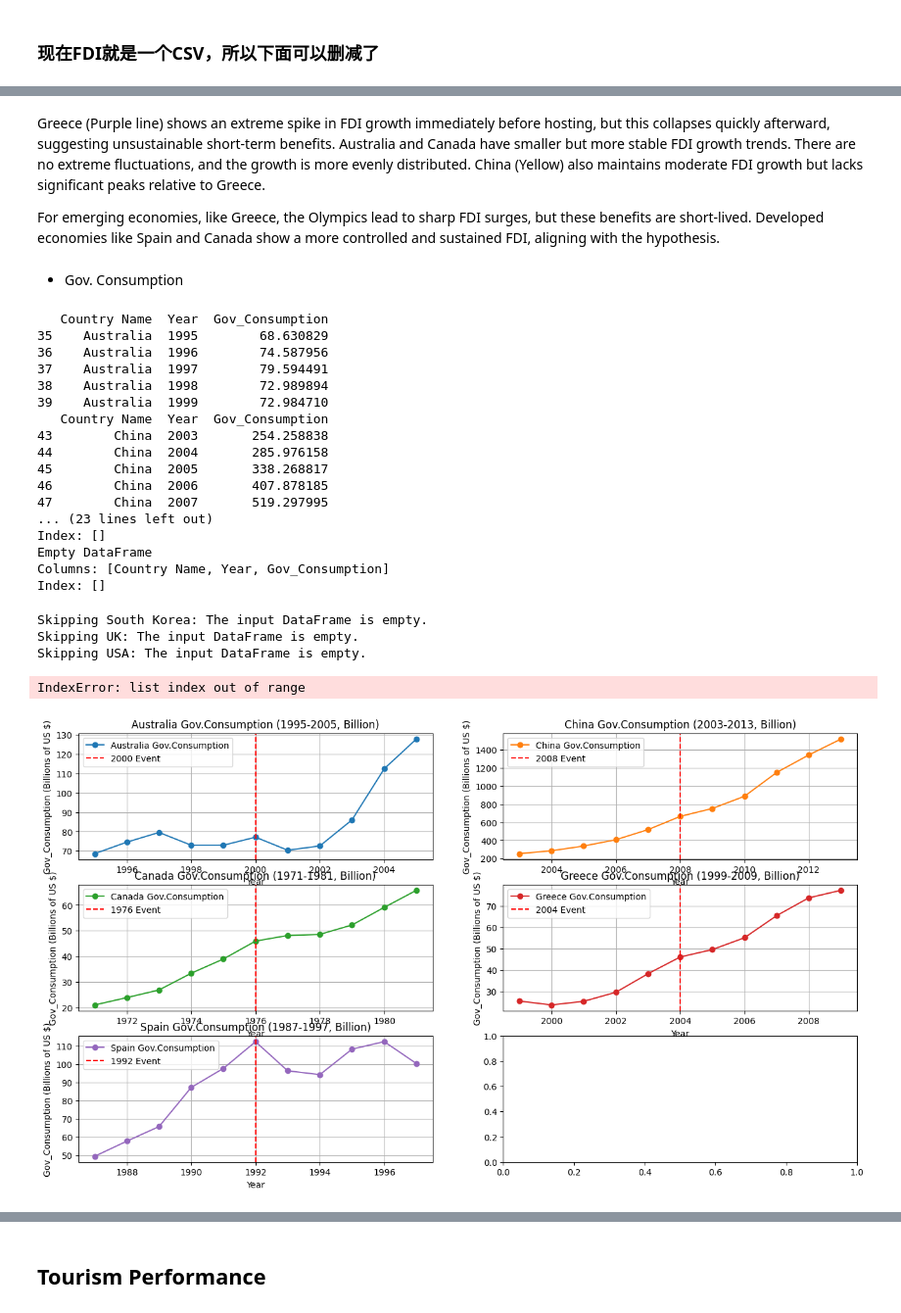
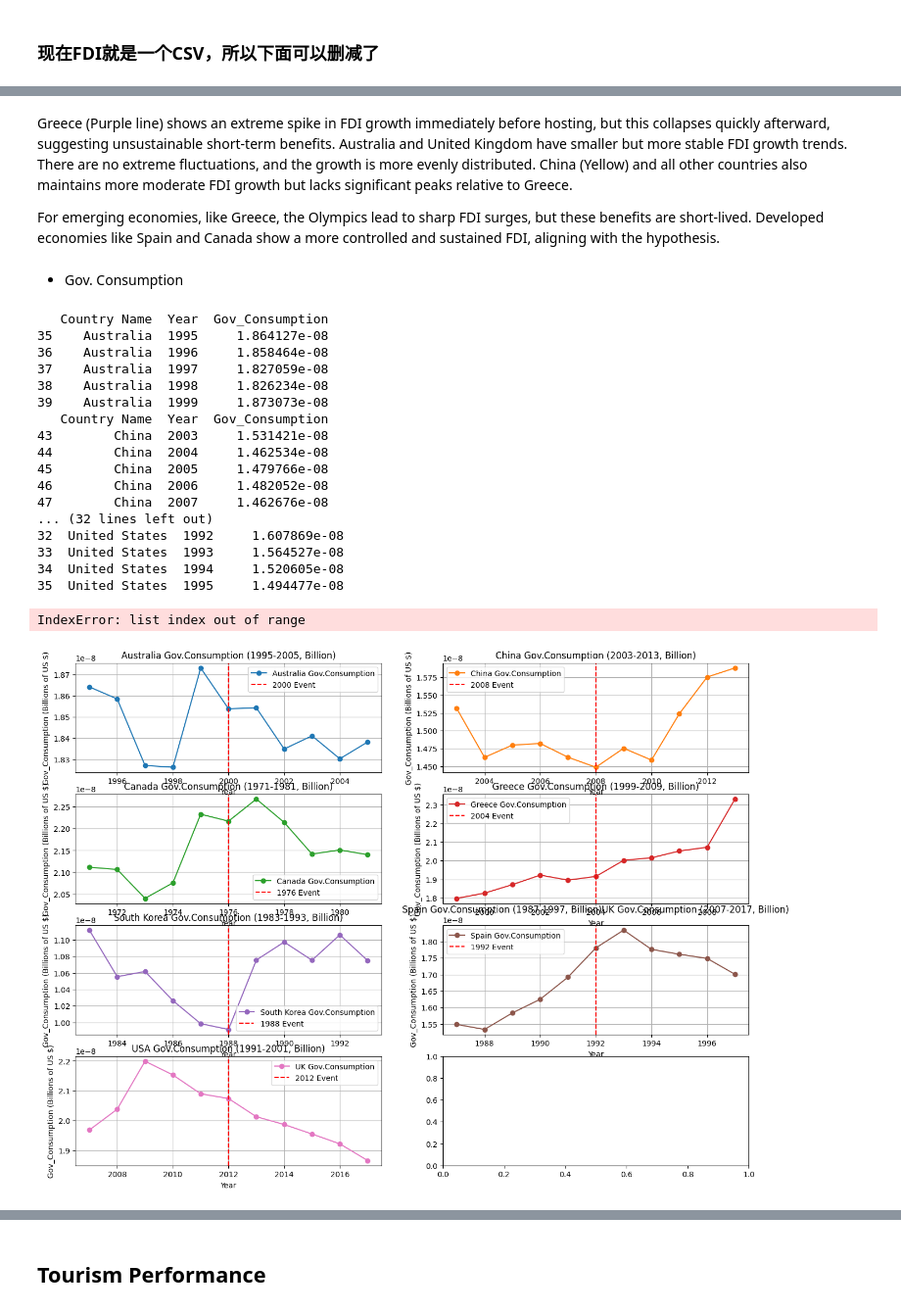
Before and after one commit to Ray-Gizzy/2024Fall_projects, a Jupyter notebook: Visualization.ipynb, the cells around one changed output, grey strips where cells are left out. Shown at 98% size. Drawn from its saved outputs; the diff is of its cells as text; code cells hidden in the pictures.

```diff
--- a/Visualization.ipynb
+++ b/Visualization.ipynb
@@ -379,10 +379,10 @@ countries_data = [
     {'name': 'China', 'year_range': (2003, 2013), 'host_year': 2008},
     {'name': 'Canada', 'year_range': (1971, 1981), 'host_year': 1976},
     {'name': 'Greece', 'year_range': (1999, 2009), 'host_year': 2004},
-    {'name': 'South Korea', 'year_range': (1983, 1993), 'host_year': 1988},
+    {'name': 'Korea, Rep.', 'year_range': (1983, 1993), 'host_year': 1988},
     {'name': 'Spain', 'year_range': (1987, 1997), 'host_year': 1992},
-    {'name': 'UK', 'year_range': (2007, 2017), 'host_year': 2012},
-    {'name': 'USA', 'year_range': (1991, 2001), 'host_year': 1996}
+    {'name': 'United Kingdom', 'year_range': (2007, 2017), 'host_year': 2012},
+    {'name': 'United States', 'year_range': (1991, 2001), 'host_year': 1996}
 ]
 
 processed_data = {}
@@ -392,7 +392,7 @@ for country_data in countries_data:
     try:
         # Preprocess FDI data
         fdi_df = preprocess_csv_type3(
-            file_path='data/Foreign_Direct _Investment.csv',
+            file_path='data/FDI.csv',
             country_column='Country Name',
             countries=[country_data['name']],
             year_column='Year',
@@ -485,7 +492,7 @@ growth_rate_plot(
 # %% [markdown]
 Greece (Purple line) shows an extreme spike in FDI growth immediately before hosting, but this collapses quickly afterward, suggesting unsustainable short-term benefits.
-Australia and Canada have smaller but more stable FDI growth trends. There are no extreme fluctuations, and the growth is more evenly distributed.
-China (Yellow) also maintains moderate FDI growth but lacks significant peaks relative to Greece.
+Australia and United Kingdom have smaller but more stable FDI growth trends. There are no extreme fluctuations, and the growth is more evenly distributed.
+China (Yellow) and all other countries also maintains more moderate FDI growth but lacks significant peaks relative to Greece.
 
 For emerging economies, like Greece, the Olympics lead to sharp FDI surges, but these benefits are short-lived.
 Developed economies like Spain and Canada show a more controlled and sustained FDI, aligning with the hypothesis.
@@ -543,7 +550,7 @@ GR_gov_consume = preprocess_csv_type3(
 KOR_gov_consume = preprocess_csv_type3(
     file_path='data/Government_consumption.csv',
     country_column='Country Name',
-    countries=['South Korea'],
+    countries=['Korea, Rep.'],
     year_column='Year',
     year_range=(1983, 1993),
     skip_rows=3,
@@ -567,7 +574,7 @@ ES_gov_consume = preprocess_csv_type3(
 UK_gov_consume = preprocess_csv_type3(
     file_path='data/Government_consumption.csv',
     country_column='Country Name',
-    countries=['UK'],
+    countries=['United Kingdom'],
     year_column='Year',
     year_range=(2007, 2017),
     skip_rows=3,
@@ -579,7 +586,7 @@ UK_gov_consume = preprocess_csv_type3(
 US_gov_consume = preprocess_csv_type3(
     file_path='data/Government_consumption.csv',
     country_column='Country Name',
-    countries=['USA'],
+    countries=['United States'],
     year_column='Year',
     year_range=(1991, 2001),
     skip_rows=3,
@@ -599,22 +606,22 @@ print(UK_gov_consume.head())
 print(US_gov_consume.head())
 # %% [output]
    Country Name  Year  Gov_Consumption
-35    Australia  1995        68.630829
-36    Australia  1996        74.587956
-37    Australia  1997        79.594491
-38    Australia  1998        72.989894
-39    Australia  1999        72.984710
+35    Australia  1995     1.864127e-08
+36    Australia  1996     1.858464e-08
+37    Australia  1997     1.827059e-08
+38    Australia  1998     1.826234e-08
+39    Australia  1999     1.873073e-08
    Country Name  Year  Gov_Consumption
-43        China  2003       254.258838
-44        China  2004       285.976158
-45        China  2005       338.268817
-46        China  2006       407.878185
-47        China  2007       519.297995
-... (23 lines left out)
-Index: []
-Empty DataFrame
-Columns: [Country Name, Year, Gov_Consumption]
-Index: []
+43        China  2003     1.531421e-08
+44        China  2004     1.462534e-08
+45        China  2005     1.479766e-08
+46        China  2006     1.482052e-08
+47        China  2007     1.462676e-08
+... (32 lines left out)
+32  United States  1992     1.607869e-08
+33  United States  1993     1.564527e-08
+34  United States  1994     1.520605e-08
+35  United States  1995     1.494477e-08
 # %%
 # Helper function to pre-check the DataFrame
 def is_valid_dataframe(df, country_name):
@@ -637,7 +644,6 @@ def is_valid_dataframe(df, country_name):
     return True
 
 
-# Process data for each country
 cleaned_df1_gov_consume = index_rename_and_calculate_growth_rate(
     df=AUS_gov_consume, rename_dict=None, host_year=2000, metric_column='Gov_Consumption'
 ) if is_valid_dataframe(AUS_gov_consume, "Australia") else None
@@ -669,42 +675,47 @@ cleaned_df7_gov_consume = index_rename_and_calculate_growth_rate(
 cleaned_df8_gov_consume = index_rename_and_calculate_growth_rate(
     df=US_gov_consume, rename_dict=None, host_year=1996, metric_column='Gov_Consumption'
 ) if is_valid_dataframe(US_gov_consume, "USA") else None
-# %% [output]
-Skipping South Korea: The input DataFrame is empty.
-Skipping UK: The input DataFrame is empty.
-Skipping USA: The input DataFrame is empty.
 # %%
 eight_subplots(
     dataframes=[
         cleaned_df1_gov_consume,  # Australia
         cleaned_df2_gov_consume,  # China
         cleaned_df3_gov_consume,  # Canada
         cleaned_df4_gov_consume,  # Greece
-        cleaned_df6_gov_consume   # Spain
+        cleaned_df5_gov_consume,  # KOR
+        cleaned_df6_gov_consume,  # Spain
+        cleaned_df7_gov_consume,  # UK
+        cleaned_df8_gov_consume   # US
     ],
-    host_years=[2000, 2008, 1976, 2004, 1992],
+    host_years=[2000, 2008, 1976, 2004, 1988, 1992, 2012, 1996],
     legends=[
         "Australia Gov.Consumption",
         "China Gov.Consumption",
         "Canada Gov.Consumption",
         "Greece Gov.Consumption",
-        "Spain Gov.Consumption"
+        "South Korea Gov.Consumption",
+        "Spain Gov.Consumption",
+        "UK Gov.Consumption",
+        "USA Gov.Consumption"
     ],
     titles=[
         "Australia Gov.Consumption (1995-2005, Billion)",
         "China Gov.Consumption (2003-2013, Billion)",
         "Canada Gov.Consumption (1971-1981, Billion)",
         "Greece Gov.Consumption (1999-2009, Billion)",
+        "South Korea Gov.Consumption (1983-1993, Billion)",
         "Spain Gov.Consumption (1987-1997, Billion)"
+        "UK Gov.Consumption (2007-2017, Billion)",
+        "USA Gov.Consumption (1991-2001, Billion)"
     ],
     x_column="Year",
     y_column="Gov_Consumption",
     xlabel="Year",
     ylabel="Gov_Consumption (Billions of US $)"
 )
 # %% [output]
 IndexError: list index out of range
-[figure, old version]
+[figure, new version]
 # %%
 growth_rate_plot(
     dfs=[
```
Also changed, not shown: parts of 6 cells of this notebook.
